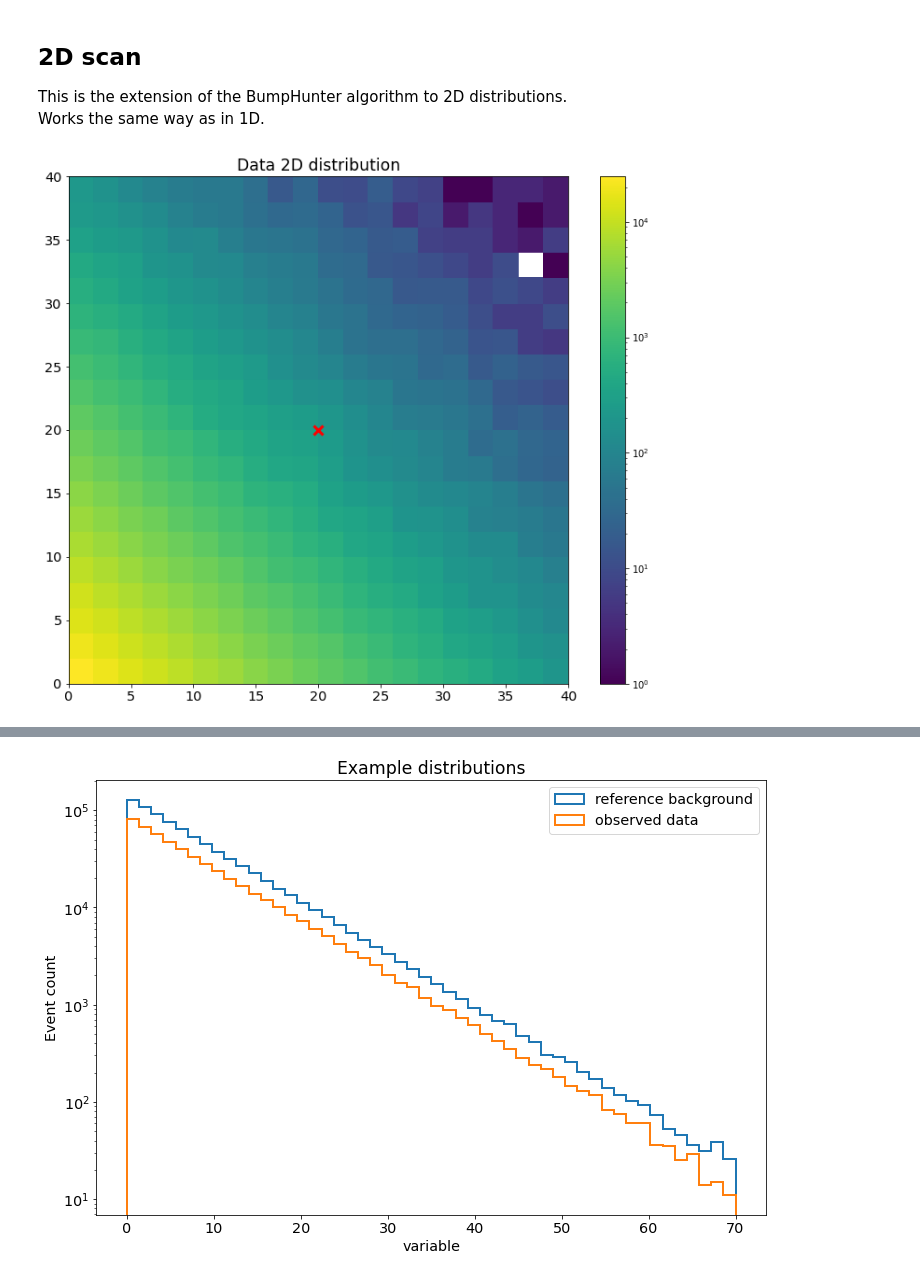
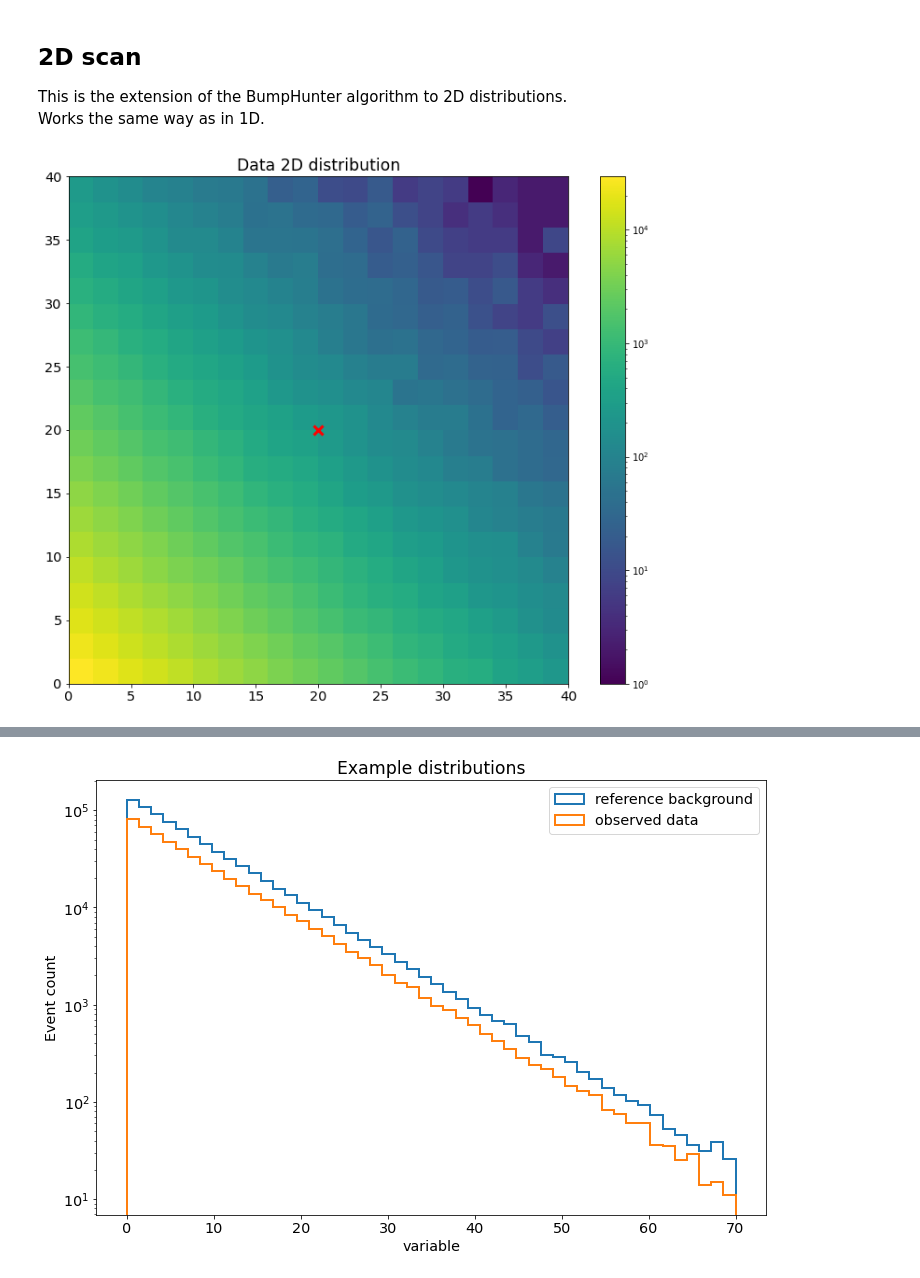
Before and after one commit to lovaslin/pyHEP-notebook-talk, a Jupyter notebook: talk.ipynb, the cells around one changed output, grey strips where cells are left out. Drawn from its saved outputs; the diff is of its cells as text; code cells hidden in the pictures.

Commit message:
Updated talk notebook and added images

```diff
--- a/talk.ipynb
+++ b/talk.ipynb
@@ -219,30 +187,30 @@ Works the same way as in 1D.
 # %%
 # Generate some background and data
 np.random.seed(42)
-bkg = np.random.exponential(scale=8.0, size=(500_000,2))
-data = np.random.exponential(scale=8.0, size=(500_000,2))
+bkg = np.random.exponential(scale=8.0, size=(600_000,2))
+data = np.random.exponential(scale=8.0, size=(600_000,2))
 data = np.append(
     data,
-    np.random.normal(loc=20, scale=1.5, size=(300,2)),
+    np.random.normal(loc=20, scale=1.5, size=(200,2)),
     axis=0
 )
 rng = [[0,40], [0,40]]
 
 # Make histograms
 bkg_hist, binx, biny = np.histogram2d(bkg[:,0],bkg[:,1], bins=20, range=rng)
 data_hist, _, _ = np.histogram2d(data[:,0], data[:,1], bins=[binx,biny])
 
 # Plot the data distribution
 F = plt.figure(figsize=(12,10))
 plt.title('Data 2D distribution', size='xx-large')
 plt.hist2d(data[:,0], data[:,1], bins=[binx,biny], norm=mcl.LogNorm())
 plt.plot([20], [20], 'rx', ms=10, mew=3)
 plt.colorbar()
 plt.xticks(fontsize='x-large')
 plt.yticks(fontsize='x-large')
 plt.show()
 # %% [output]
-[figure, old version]
+[figure, new version]
 # %%
 # Create a BumpHunter2D instance
 bh2 = BH.BumpHunter2D(
```
Also changed, not shown: parts of 16 cells of this notebook, 2 other files.
